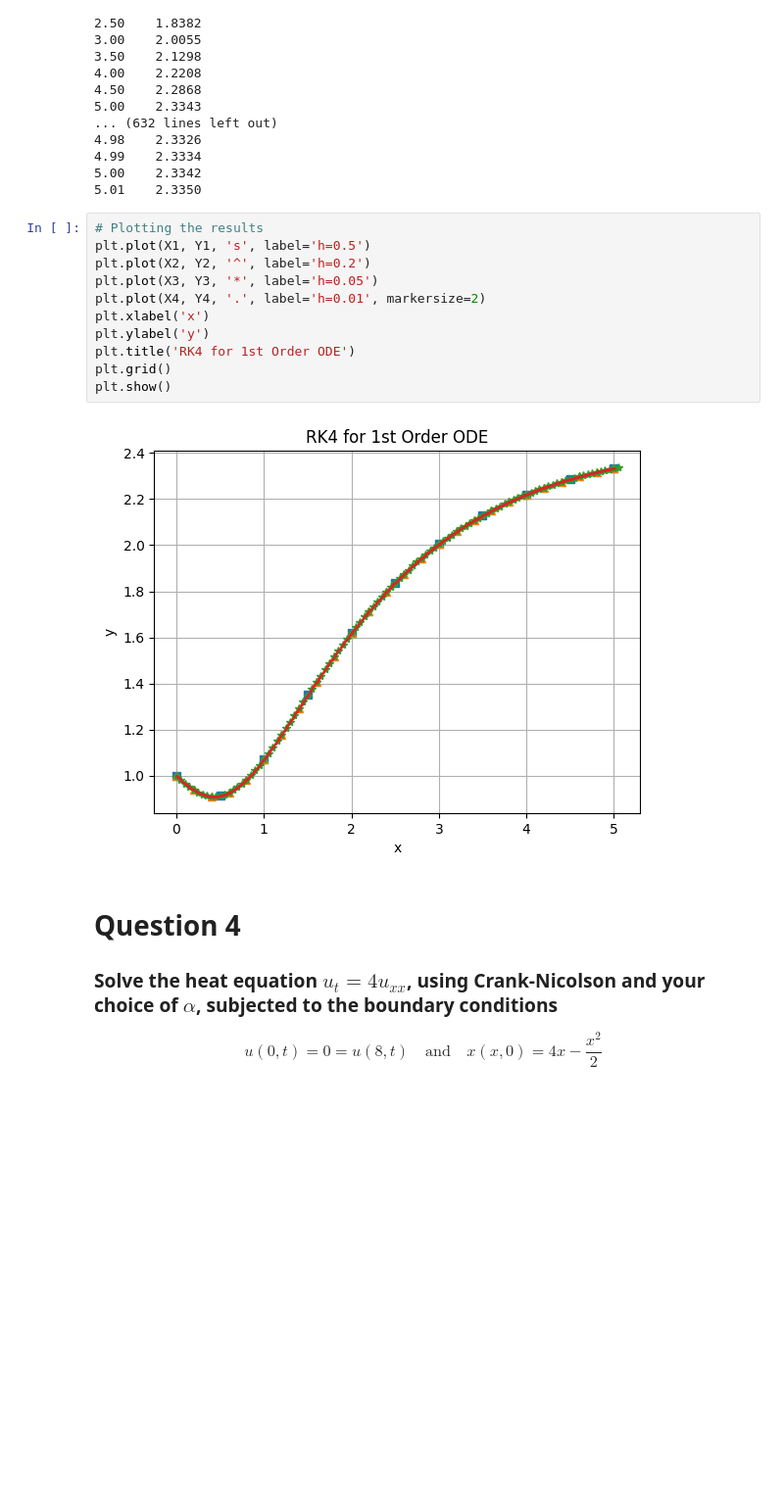
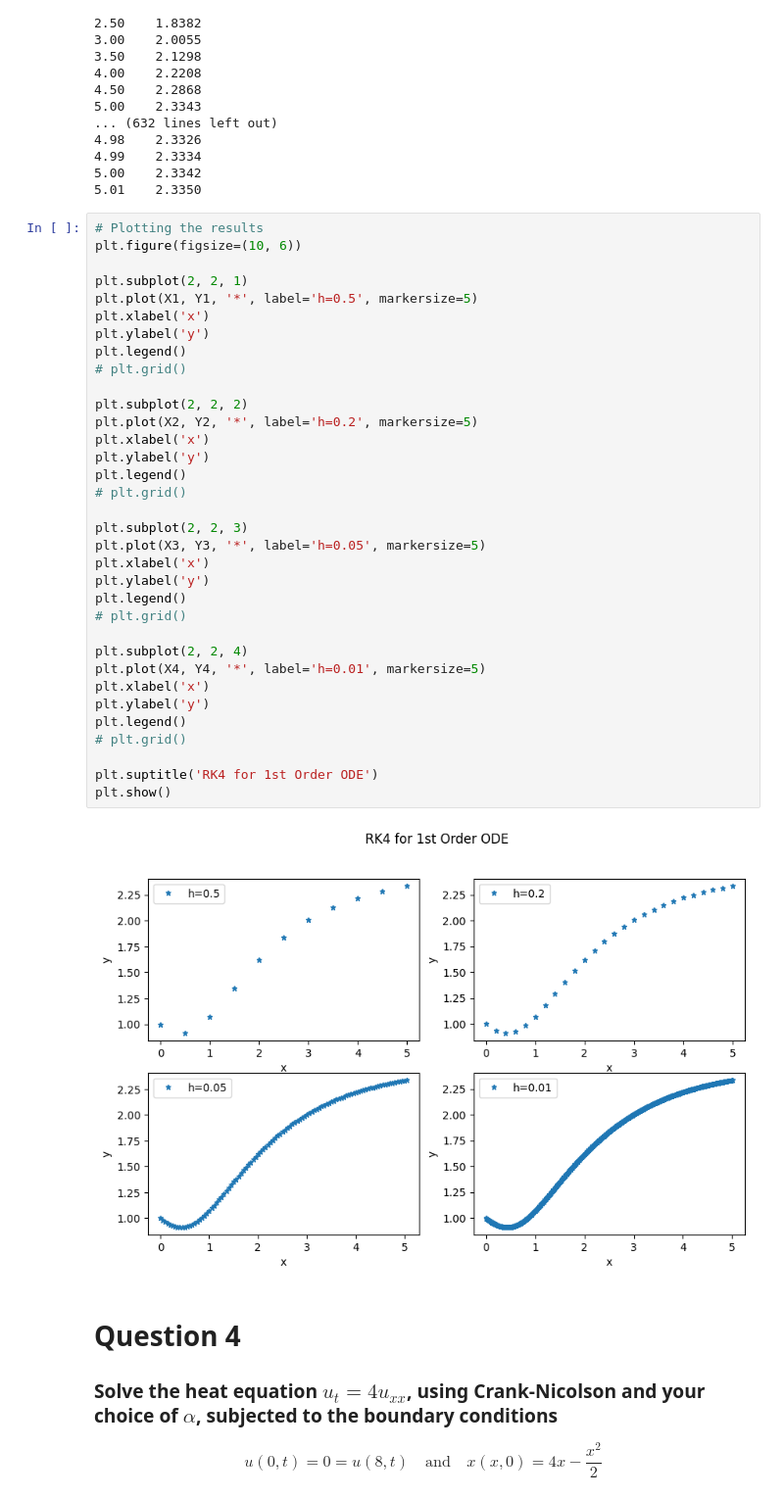
Before and after one commit to chandan-kumarsahu/P452-Computational-Physics, a Jupyter notebook: As1.ipynb, the cells around one changed output. Shown at 98% size. Saved outputs shown, nothing was run; the diff lists cells and outputs as text; blank space fills up the shorter version.

```diff
--- a/As1.ipynb
+++ b/As1.ipynb
@@ -115,17 +115,40 @@ X1      Y1
 5.01    2.3350
 # %%
 # Plotting the results
-plt.plot(X1, Y1, 's', label='h=0.5')
-plt.plot(X2, Y2, '^', label='h=0.2')
-plt.plot(X3, Y3, '*', label='h=0.05')
-plt.plot(X4, Y4, '.', label='h=0.01', markersize=2)
+plt.figure(figsize=(10, 6))
+
+plt.subplot(2, 2, 1)
+plt.plot(X1, Y1, '*', label='h=0.5', markersize=5)
 plt.xlabel('x')
 plt.ylabel('y')
-plt.title('RK4 for 1st Order ODE')
-plt.grid()
+plt.legend()
+# plt.grid()
+
+plt.subplot(2, 2, 2)
+plt.plot(X2, Y2, '*', label='h=0.2', markersize=5)
+plt.xlabel('x')
+plt.ylabel('y')
+plt.legend()
+# plt.grid()
+
+plt.subplot(2, 2, 3)
+plt.plot(X3, Y3, '*', label='h=0.05', markersize=5)
+plt.xlabel('x')
+plt.ylabel('y')
+plt.legend()
+# plt.grid()
+
+plt.subplot(2, 2, 4)
+plt.plot(X4, Y4, '*', label='h=0.01', markersize=5)
+plt.xlabel('x')
+plt.ylabel('y')
+plt.legend()
+# plt.grid()
+
+plt.suptitle('RK4 for 1st Order ODE')
 plt.show()
 # %% [output]
-[figure, old version]
+[figure, new version]
 # %% [markdown]
 # Question 4
 ### Solve the heat equation $u_t = 4u_{xx}$, using Crank-Nicolson and your choice of $\alpha$, subjected to the boundary conditions
```
Also changed, not shown: parts of 3 cells of this notebook.
